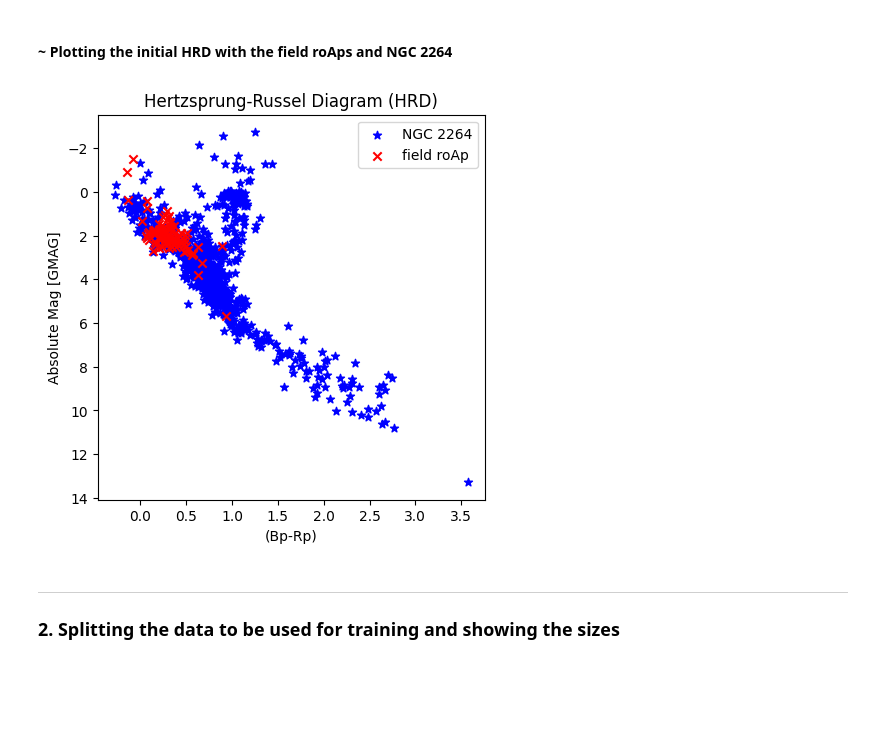
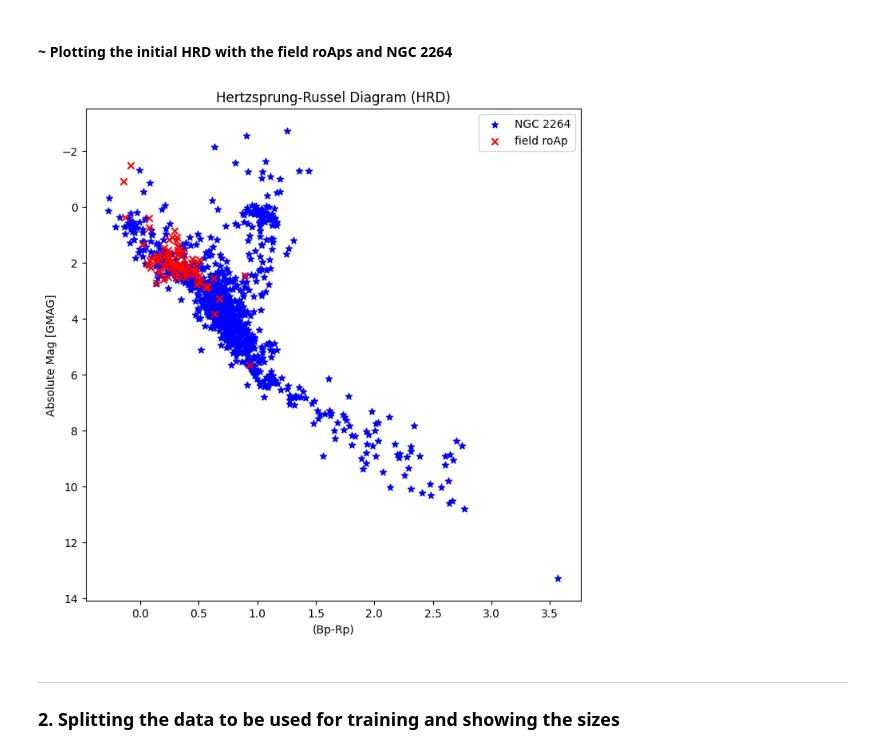
Before and after one commit to RavingRoss/roAp-Classification, a Jupyter notebook: CS455-regression.ipynb, the cells around one changed output. Cells and saved outputs as stored; diff of their text form; code cells hidden in the pictures; blank space fills up the shorter version.

```diff
--- a/CS455-regression.ipynb
+++ b/CS455-regression.ipynb
@@ -72,16 +76,19 @@ Concatenated Dataset: (1058, 90)
 # %% [markdown]
 #### ~ Plotting the initial HRD with the field roAps and NGC 2264
 # %%
-plt.figure(figsize=(5,5))
+plt.figure(figsize=(8,8))
+plt.gca().invert_yaxis()
+
 plt.scatter(x=xc,y=yc,marker='*', c='b', label='NGC 2264')
 plt.scatter(x=xr,y=yr,marker='x', c='r', label='field roAp')
+
 plt.legend()
 plt.title('Hertzsprung-Russel Diagram (HRD)')
 plt.ylabel('Absolute Mag [GMAG]')
 plt.xlabel('(Bp-Rp)')
-plt.gca().invert_yaxis()
+plt.show()
 # %% [output]
-[figure, old version]
+[figure, new version]
 # %% [markdown]
 ----
 
```
Also changed, not shown: parts of 26 cells of this notebook, 12 other files.
